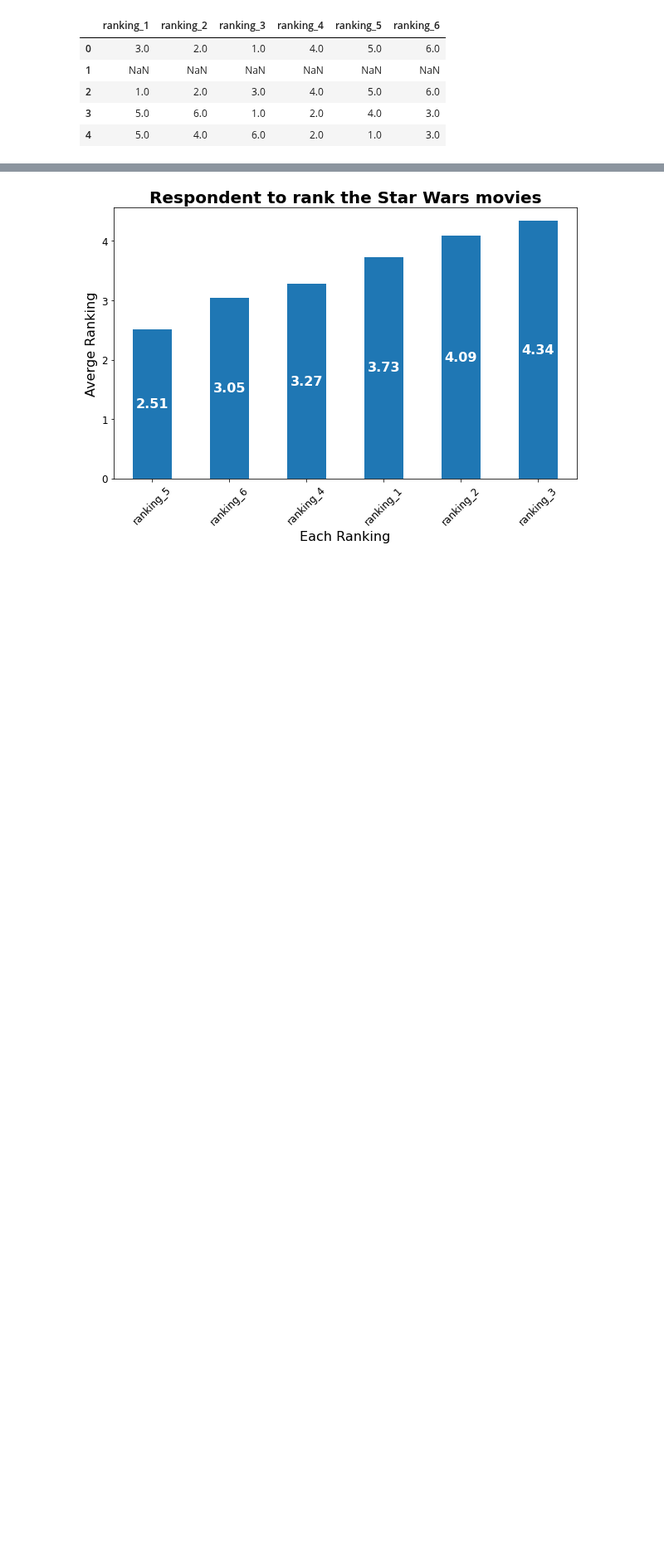
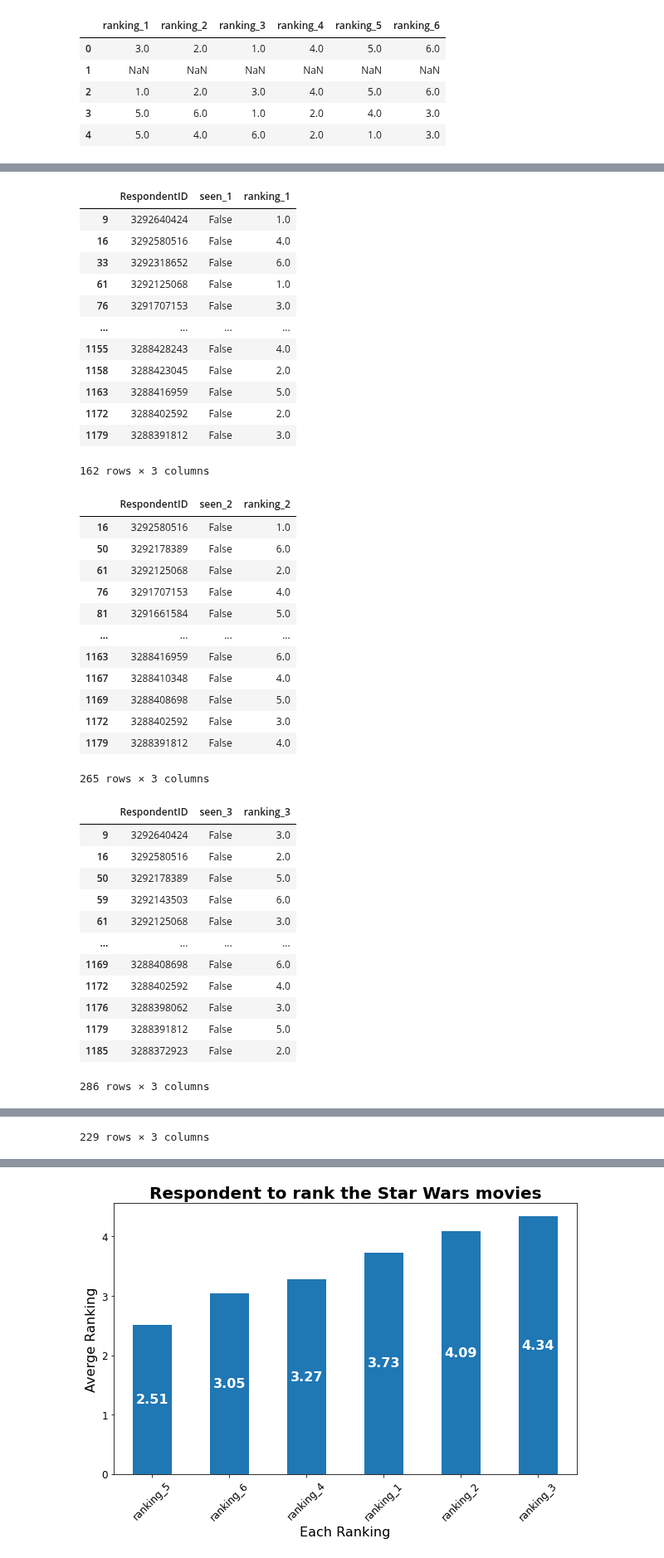
Before and after one commit to MuhammadAwon/datascience-projects, a Jupyter notebook: Projects/star-wars/star-wars-survey.ipynb, the cells around one changed output, grey strips where cells are left out. Shown at 83% size. Drawn from its saved outputs; the diff is of its cells as text; code cells hidden in the pictures; blank space fills up the shorter version.

Commit message:
data cleaning (star wars survey project)

```diff
--- a/Projects/star-wars/star-wars-survey.ipynb
+++ b/Projects/star-wars/star-wars-survey.ipynb
@@ -311,0 +331,5 @@ Now that we've cleaned up the columns, we can find the highest-ranked movie quic
+# %%
+# Count unique values from columns 'ranking_1' to 'ranking_6'
+for col in star_wars.columns[9:15]:
+    val = star_wars[col].value_counts(dropna=False)
+    print(f'{val}\n')
@@ -311,0 +560,65 @@ Now that we've cleaned up the columns, we can find the highest-ranked movie quic
+# %%
+# Create lists to store 'seen' and 'ranking' column names
+seen_cols = []
+ranking_cols = []
+
+# Loop through 'star_wars' columns to extract desired columns
+for col in star_wars.columns:
+    # store 'seen' columns in the 'seen_cols' list
+    if col.startswith('seen'):
+        seen_cols.append(col)
+
+    # store 'ranking' columns in the 'ranking_cols' list
+    elif col.startswith('ranking'):
+        ranking_cols.append(col)
+
+    # pass if the desired columns are not found
+    else:
+        pass
+
+# Compare 'seen_cols' with 'ranking_cols'
+for seen, ranking in zip(seen_cols, ranking_cols):
+    # split column names and check for same columns number (e.g., seen_1 and ranking_1)
+    if seen.split('_')[1] == ranking.split('_')[1]:
+        # display the 'id', 'seen', and 'ranking' column and view the invalid entries
+        display(star_wars[(star_wars[seen] == False) & (pd.notnull(star_wars[ranking]))][['RespondentID', seen, ranking]])
+# %% [output]
+|  | RespondentID | seen_1 | ranking_1 |
+| 9 | 3292640424 | False | 1.0 |
+| 16 | 3292580516 | False | 4.0 |
+| 33 | 3292318652 | False | 6.0 |
+| 61 | 3292125068 | False | 1.0 |
+| 76 | 3291707153 | False | 3.0 |
+| ... | ... | ... | ... |
+| 1155 | 3288428243 | False | 4.0 |
+| 1158 | 3288423045 | False | 2.0 |
+| 1163 | 3288416959 | False | 5.0 |
+| 1172 | 3288402592 | False | 2.0 |
+| 1179 | 3288391812 | False | 3.0 |
+162 rows × 3 columns
+|  | RespondentID | seen_2 | ranking_2 |
+| 16 | 3292580516 | False | 1.0 |
+| 50 | 3292178389 | False | 6.0 |
+| 61 | 3292125068 | False | 2.0 |
+| 76 | 3291707153 | False | 4.0 |
+| 81 | 3291661584 | False | 5.0 |
+| ... | ... | ... | ... |
+| 1163 | 3288416959 | False | 6.0 |
+| 1167 | 3288410348 | False | 4.0 |
+| 1169 | 3288408698 | False | 5.0 |
+| 1172 | 3288402592 | False | 3.0 |
+| 1179 | 3288391812 | False | 4.0 |
+265 rows × 3 columns
+|  | RespondentID | seen_3 | ranking_3 |
+| 9 | 3292640424 | False | 3.0 |
+| 16 | 3292580516 | False | 2.0 |
+| 50 | 3292178389 | False | 5.0 |
+| 59 | 3292143503 | False | 6.0 |
+| 61 | 3292125068 | False | 3.0 |
+| ... | ... | ... | ... |
+| 1169 | 3288408698 | False | 6.0 |
+| 1172 | 3288402592 | False | 4.0 |
+| 1176 | 3288398062 | False | 3.0 |
+| 1179 | 3288391812 | False | 5.0 |
+| 1185 | 3288372923 | False | 2.0 |
+286 rows × 3 columns
@@ -311,0 +637 @@ Now that we've cleaned up the columns, we can find the highest-ranked movie quic
+229 rows × 3 columns
```
Also changed, not shown: parts of 29 cells of this notebook.
